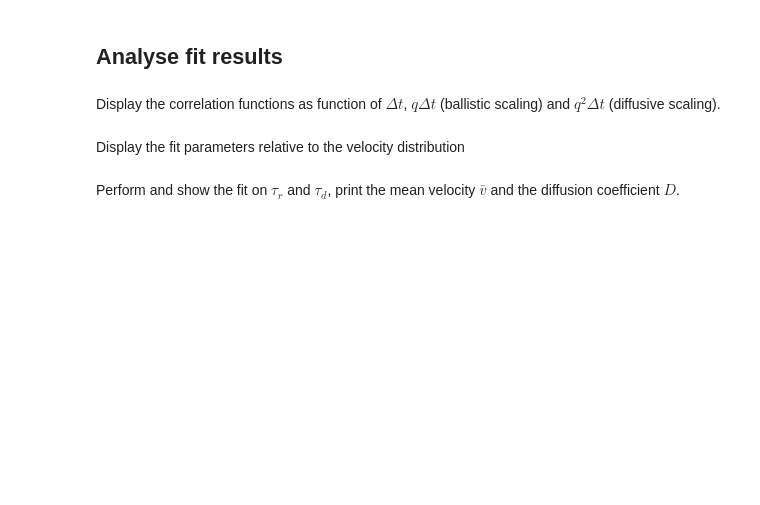
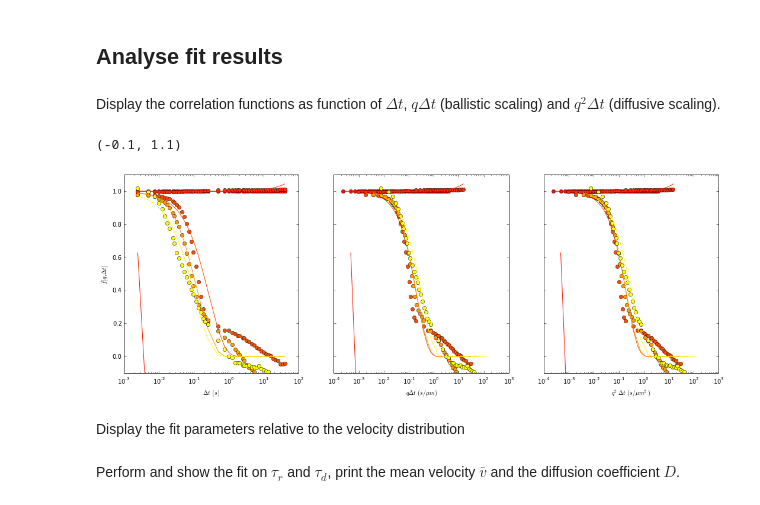
Before and after one commit to MathieuLeocmach/DDM, a Jupyter notebook: python/fit_bacteria.ipynb, the cells around one changed output. Cells and saved outputs as stored; diff of their text form; code cells hidden in the pictures; blank space fills up the shorter version.

```diff
--- a/python/fit_bacteria.ipynb
+++ b/python/fit_bacteria.ipynb
@@ -52,26 +78,35 @@ np.save('matrixfit_bacteria.npy', matrixfit)
 # %% [markdown]
 Display the correlation functions as function of $\Delta t$, $q\Delta t$ (ballistic scaling) and $q^2\Delta t$ (diffusive scaling).
 # %%
+iqs = 5*2**np.arange(6)
+figure(figsize=(18,6))
 ax1 = subplot(1,3,1)
-for q, ddm, (A, B, Z, tr, td, alpha) in zip(qs, DDM[:tmax].T, params):
-    plot(dts[:-tmax], ddm, 'o', color=cm.autumn(q/2.5))
-    plot(dts[:-tmax], ISF(dts, q, Z, tr, td, alpha), '-', color=cm.autumn(q/2500))
+for q, ddm, (A, B, Z, tr, td, alpha) in zip(qs[iqs], DDM[:tmax,iqs].T, params[iqs]):
+    plot(dts[:tmax], 1-(ddm-B)/A, 'o', color=cm.autumn(q/2.5))
+    plot(dts[:tmax], ISF(dts[:tmax], q, Z, tr, td, alpha), '-', color=cm.autumn(q/2.5))
 ylabel(r'$f(q,\Delta t)$')
-xlabel(r'$\Delta t \text{ (s)}$')
+xlabel(r'$\Delta t \, (s)$')
+xscale('log')
 
 ax2 = subplot(1,3,2, sharey=ax1)
 setp(ax2.get_yticklabels(), visible=False)
-for q, ddm, (A, B, Z, tr, td, alpha) in zip(qs, DDM[:tmax].T, params):
-    plot(q*dts[:-tmax], ddm, 'o', color=cm.autumn(q/2.5))
-    plot(q*dts[:-tmax], ISF(dts, q, Z, tr, td, alpha), '-', color=cm.autumn(q/2500))
-xlabel(r'$q\Delta t \text{ (s/µm)}$')
+for q, ddm, (A, B, Z, tr, td, alpha) in zip(qs[iqs], DDM[:tmax,iqs].T, params[iqs]):
+    plot(q*dts[:tmax], 1-(ddm-B)/A, 'o', color=cm.autumn(q/2.5))
+    plot(q*dts[:tmax], ISF(dts[:tmax], q, Z, tr, td, alpha), '-', color=cm.autumn(q/2.5))
+xlabel(r'$q\Delta t \, (s/\mu m)$')
+xscale('log')
 
 ax2 = subplot(1,3,3, sharey=ax1)
 setp(ax2.get_yticklabels(), visible=False)
-for q, ddm, (A, B, Z, tr, td, alpha) in zip(qs, DDM[:tmax].T, params):
-    plot(q*dts[:-tmax], ddm, 'o', color=cm.autumn(q/2.5))
-    plot(q*dts[:-tmax], ISF(dts, q, Z, tr, td, alpha), '-', color=cm.autumn(q/2500))
-xlabel(r'$q^2\Delta t \text{ (s/µm^2)}$')
+for q, ddm, (A, B, Z, tr, td, alpha) in zip(qs[iqs], DDM[:tmax,iqs].T, params[iqs]):
+    plot(q*dts[:tmax], 1-(ddm-B)/A, 'o', color=cm.autumn(q/2.5))
+    plot(q*dts[:tmax], ISF(dts[:tmax], q, Z, tr, td, alpha), '-', color=cm.autumn(q/2.5))
+xlabel(r'$q^2\Delta t \, (s/\mu m^2)$')
+xscale('log')
+ylim(-0.1,1.1)
+# %% [output]
+(-0.1, 1.1)
+[figure, added]
 # %% [markdown]
 Display the fit parameters relative to the velocity distribution
 # %%
```
Also changed, not shown: parts of 4 cells of this notebook, 5 other files.
